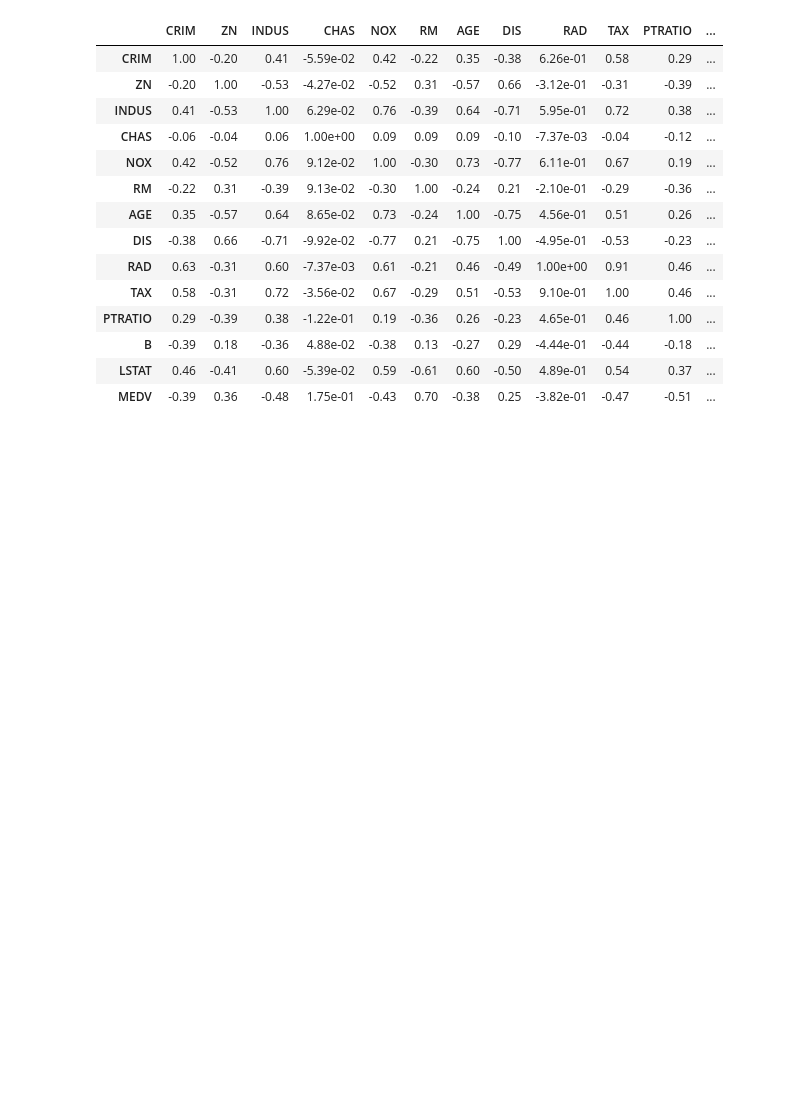
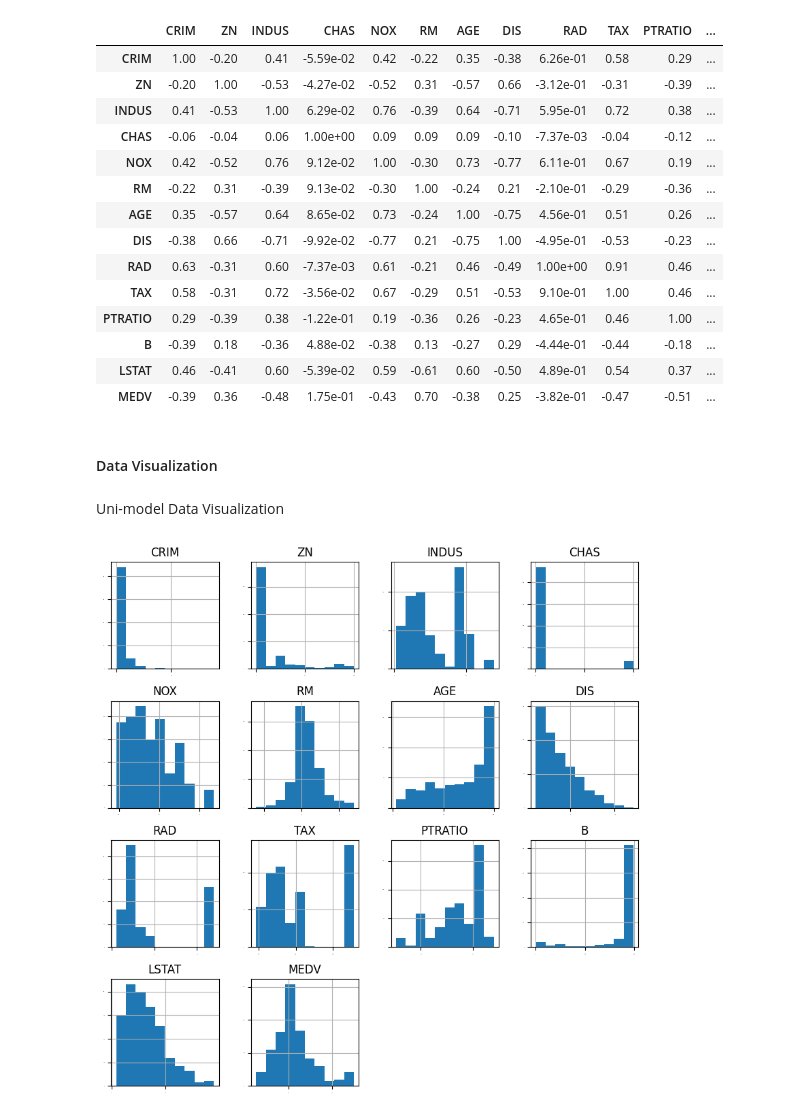
Before and after one commit to Maysha-Khanom-Moon/ml-python-notes, a Jupyter notebook: Chapter_20.ipynb, the cells around one changed output. Drawn from its saved outputs; the diff is of its cells as text; code cells hidden in the pictures; blank space fills up the shorter version.

Commit message:
Data visualiztion

```diff
--- a/Chapter_20.ipynb
+++ b/Chapter_20.ipynb
@@ -102,3 +102,12 @@ dataset.corr(method='pearson')
 | B | -0.39 | 0.18 | -0.36 | 4.88e-02 | -0.38 | 0.13 | -0.27 | 0.29 | -4.44e-01 | -0.44 | -0.18 | ... |
 | LSTAT | 0.46 | -0.41 | 0.60 | -5.39e-02 | 0.59 | -0.61 | 0.60 | -0.50 | 4.89e-01 | 0.54 | 0.37 | ... |
 | MEDV | -0.39 | 0.36 | -0.48 | 1.75e-01 | -0.43 | 0.70 | -0.38 | 0.25 | -3.82e-01 | -0.47 | -0.51 | ... |
+# %% [markdown]
+#### Data Visualization
+# %% [markdown]
+Uni-model Data Visualization
+# %%
+dataset.hist(sharex=False, sharey=False, layout=(4, 4), figsize=(10, 10), xlabelsize=1, ylabelsize=1)
+plt.show()
+# %% [output]
+[figure, added]
```
Also changed, not shown: parts of 6 cells of this notebook.
